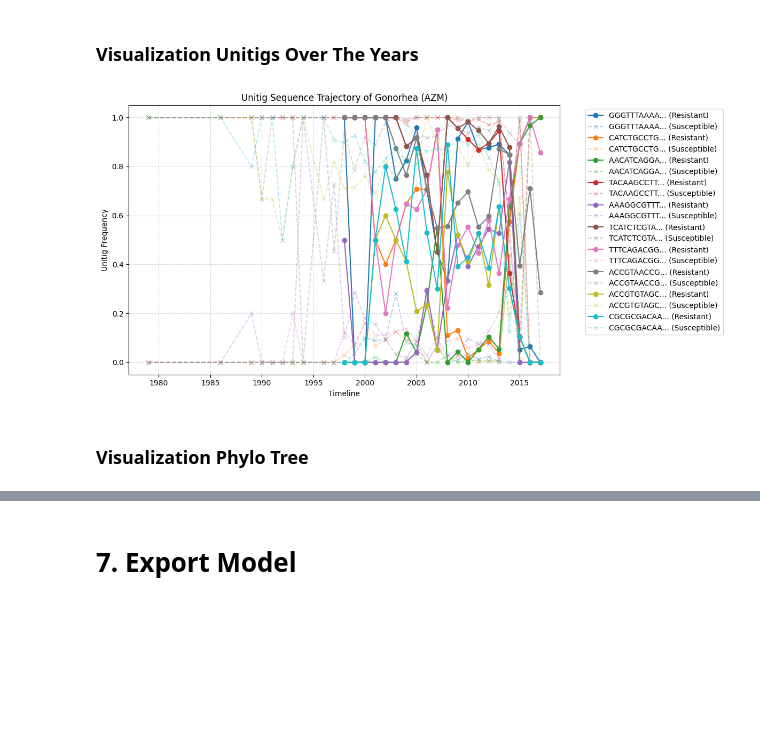
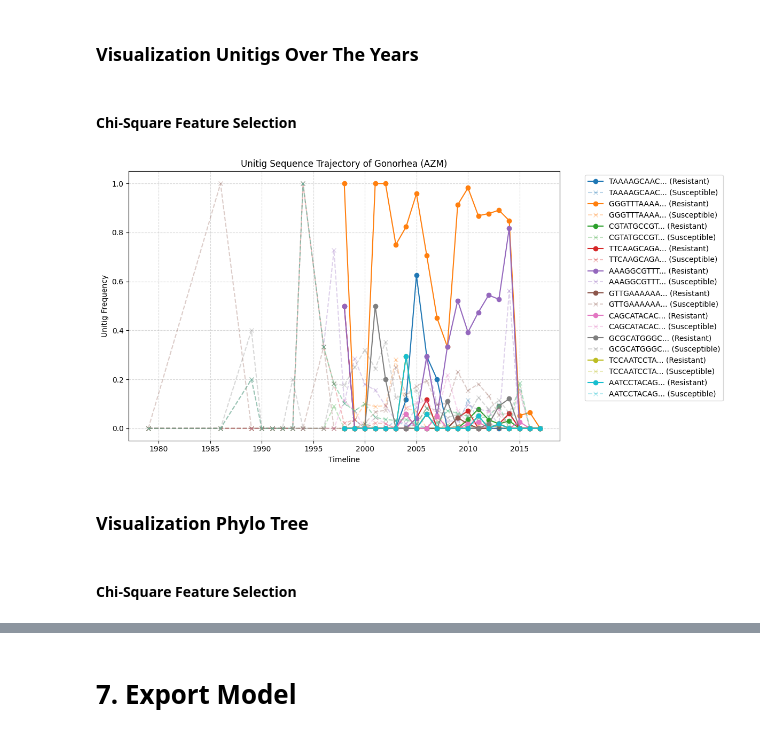
Before and after one commit to Belligool/IF3221_Tugas-Besar_Kelompok-1_K3, a Jupyter notebook: IF3221_Tugas_Besar.ipynb, the cells around one changed output, grey strips where cells are left out. Saved outputs shown, nothing was run; the diff lists cells and outputs as text; code cells hidden in the pictures; blank space fills up the shorter version.

```diff
--- a/IF3221_Tugas_Besar.ipynb
+++ b/IF3221_Tugas_Besar.ipynb
@@ -213,0 +242,3 @@ Name: count, dtype: int64
+# %%
+X_azm_feature = pd.read_csv("data/azm_features.csv", sep="\t").set_index("Sample_ID")
+y_azm_label = pd.read_csv("data/azm_labels.csv", sep="\t").set_index("Sample_ID").squeeze()
@@ -253,19 +386,26 @@ Predicted Class:
 Name: count, dtype: int64
 # %% [markdown]
 # 6. Visualization on Evaluation
+# %%
+X = X_azm_feature.copy()
+top_features = X.columns.tolist()
 # %% [markdown]
 ### Visualization Unitigs Over The Years
+# %% [markdown]
+#### Chi-Square Feature Selection
 # %%
 notebook_visualize_unitigs_over_time(
     X_original=X,
     metadata_path="data/metadata.csv",
-    fitur_terpilih=rf_top_features,
+    fitur_terpilih=top_features,
     antibiotic_col='azm',
     unitigs=10
 )
 # %% [output]
-[figure, old version]
+[figure, new version]
 # %% [markdown]
 ### Visualization Phylo Tree
+# %% [markdown]
+#### Chi-Square Feature Selection
 # %%
 notebook_visualize_phylo_tree(
```
Also changed, not shown: parts of 36 cells of this notebook, 6 other files.
